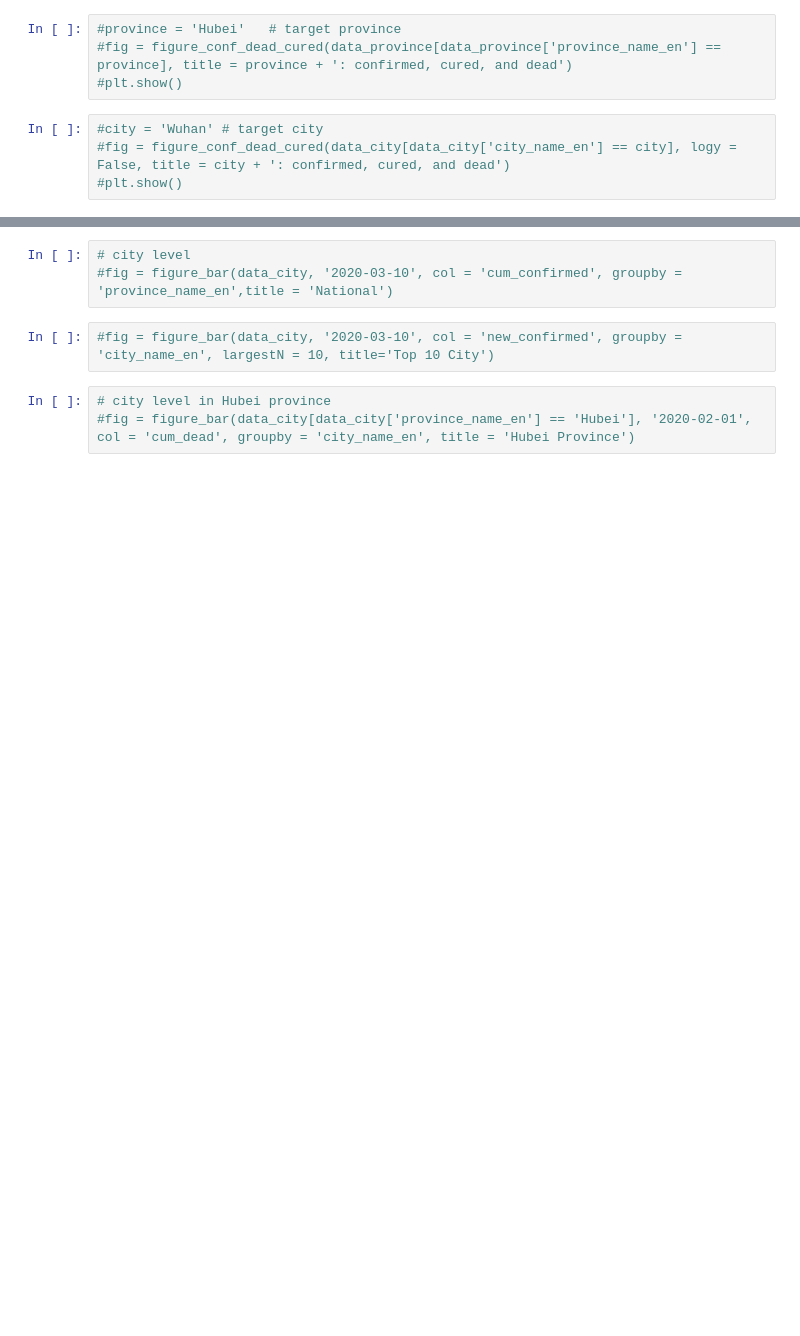
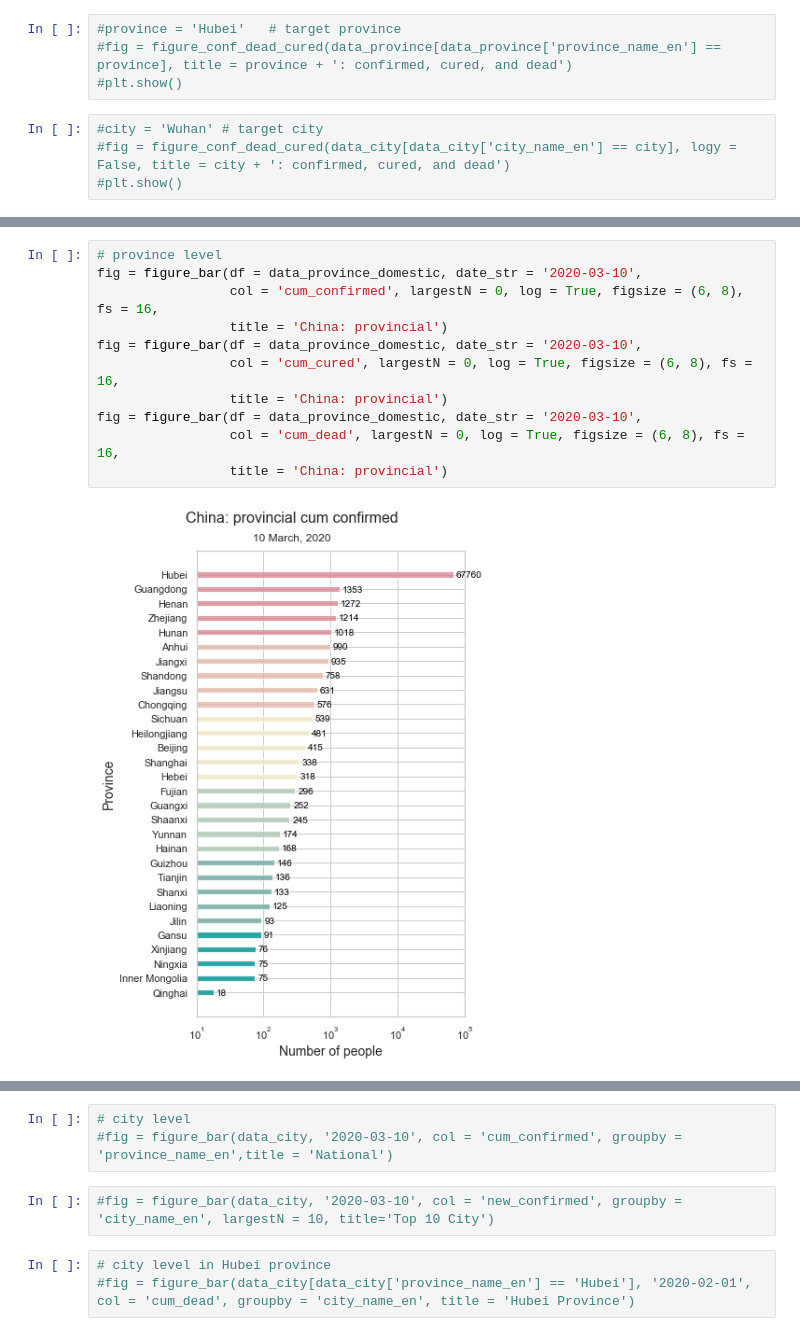
Before and after one commit to fudab/China-COVID-19-mobility, a Jupyter notebook: scripts/utils_disease.ipynb, the cells around one changed output, grey strips where cells are left out. Drawn from its saved outputs; the diff is of its cells as text; blank space fills up the shorter version.

```diff
--- a/scripts/utils_disease.ipynb
+++ b/scripts/utils_disease.ipynb
@@ -275,0 +297,13 @@ fig = figure_bar(df = data_province_domestic, date_str = '2020-03-10',
+# %%
+# province level
+fig = figure_bar(df = data_province_domestic, date_str = '2020-03-10',
+                 col = 'cum_confirmed', largestN = 0, log = True, figsize = (6, 8), fs = 16,
+                 title = 'China: provincial')
+fig = figure_bar(df = data_province_domestic, date_str = '2020-03-10',
+                 col = 'cum_cured', largestN = 0, log = True, figsize = (6, 8), fs = 16,
+                 title = 'China: provincial')
+fig = figure_bar(df = data_province_domestic, date_str = '2020-03-10',
+                 col = 'cum_dead', largestN = 0, log = True, figsize = (6, 8), fs = 16,
+                 title = 'China: provincial')
+# %% [output]
+[figure, added]
```
Also changed, not shown: parts of 16 cells of this notebook.
